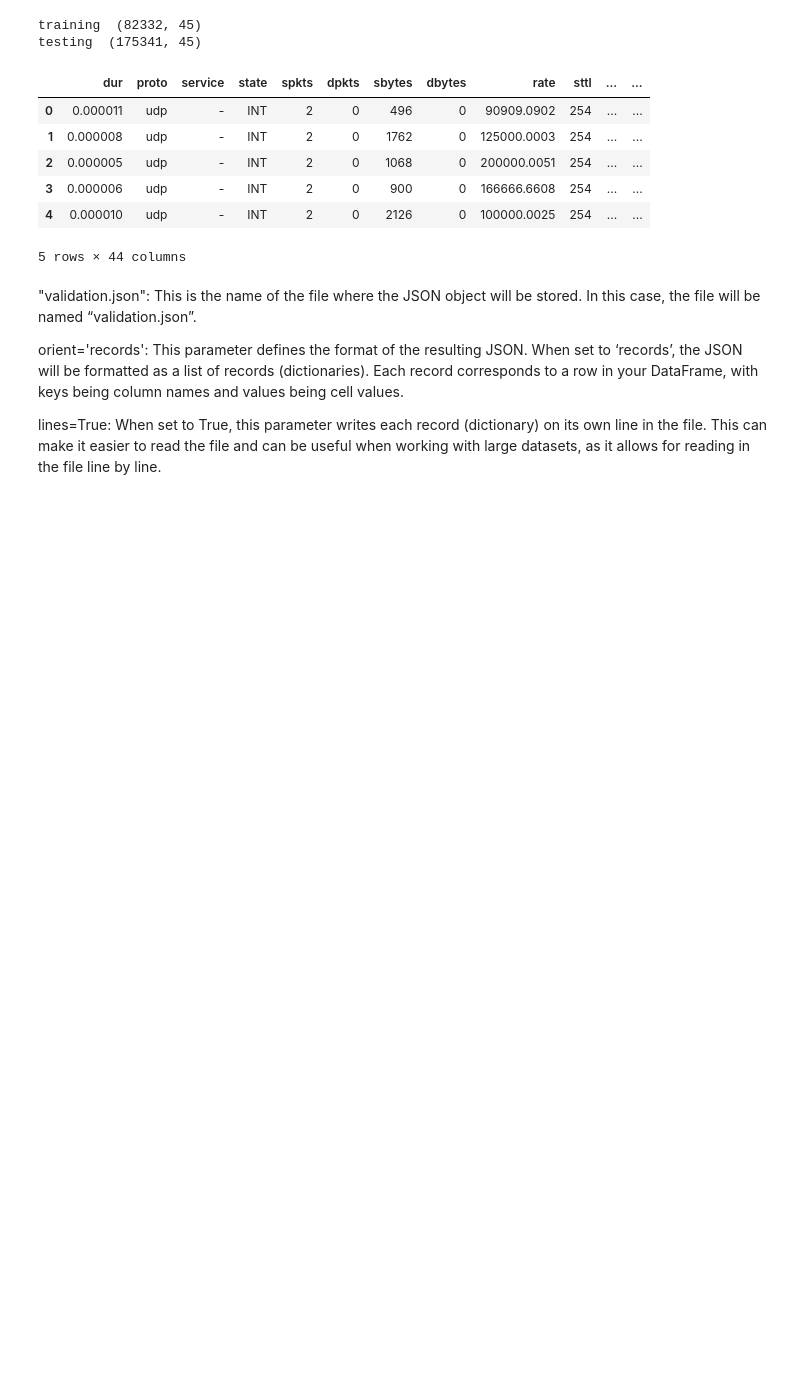
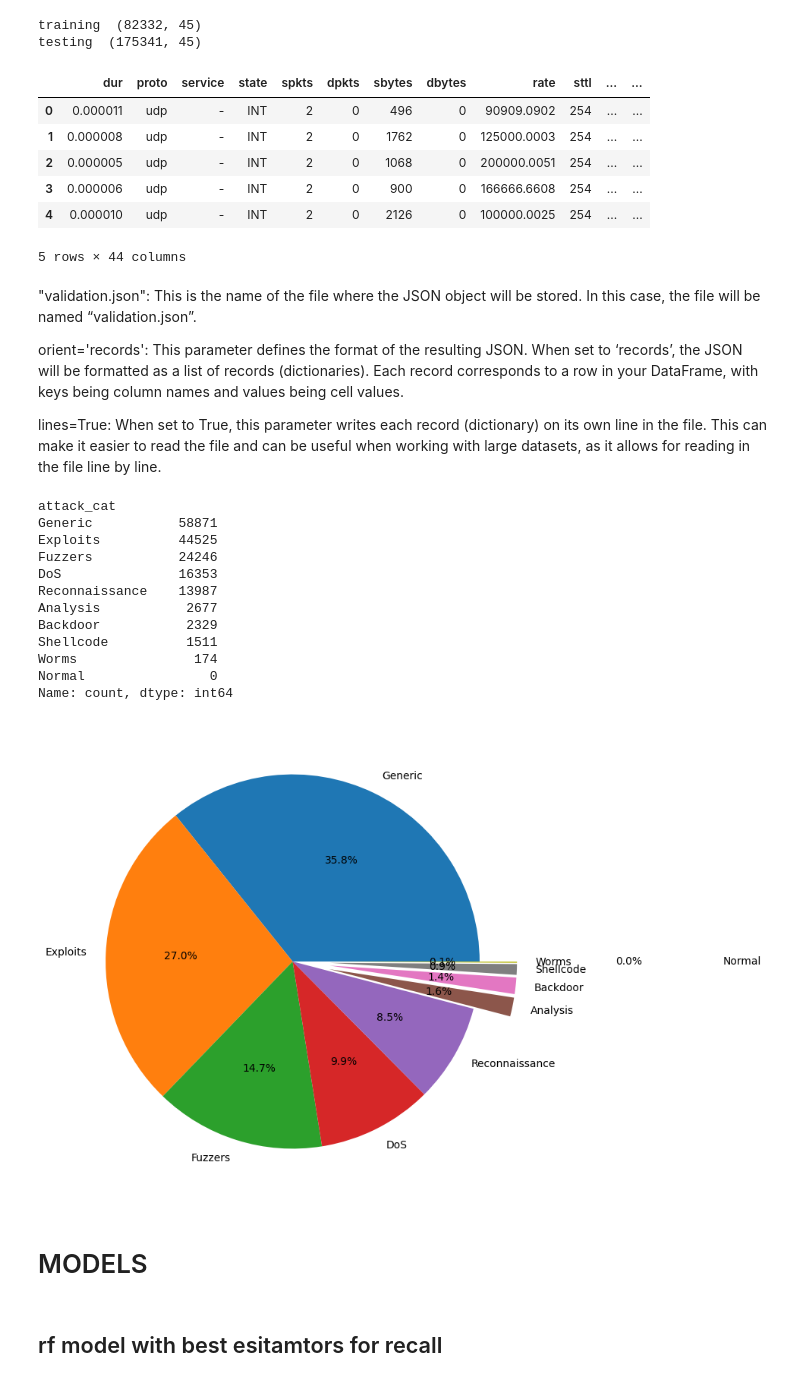
Before and after one commit to Abugahh/Detecting-Networks-Anomaly-using-ML, a Jupyter notebook: Project2.ipynb, the cells around one changed output. Saved outputs shown, nothing was run; the diff lists cells and outputs as text; code cells hidden in the pictures; blank space fills up the shorter version.

```diff
--- a/Project2.ipynb
+++ b/Project2.ipynb
@@ -66,3 +68,32 @@ X_val.to_json("validation.json", orient='records', lines=True)
 orient='records': This parameter defines the format of the resulting JSON. When set to ‘records’, the JSON will be formatted as a list of records (dictionaries). Each record corresponds to a row in your DataFrame, with keys being column names and values being cell values.
 
 lines=True: When set to True, this parameter writes each record (dictionary) on its own line in the file. This can make it easier to read the file and can be useful when working with large datasets, as it allows for reading in the file line by line.
+# %%
+import matplotlib.pyplot as plt
+
+validAttacks = df[df['label']==1]['attack_cat'].value_counts()
+print(validAttacks)
+
+#The subset is obtained by selecting the rows where the column label is equal to 1, and then selecting the column attack_cat. The value_counts() method returns a series that contains the frequency of each unique value in the column.
+
+plt.figure(figsize = (15,8))
+plt.pie(validAttacks,labels = validAttacks.index, autopct = '%1.1f%%',explode = [0,0,0,0,0,0.2,0.2,0.2,0.2,1.2])
+plt.show()
+# %% [output]
+attack_cat
+Generic           58871
+Exploits          44525
+Fuzzers           24246
+DoS               16353
+Reconnaissance    13987
+Analysis           2677
+Backdoor           2329
+Shellcode          1511
+Worms               174
+Normal                0
+Name: count, dtype: int64
+[figure, added]
+# %% [markdown]
+# MODELS
+# %% [markdown]
+## rf model with best esitamtors for recall
```
Also changed, not shown: parts of 9 cells of this notebook, 1 other file.
